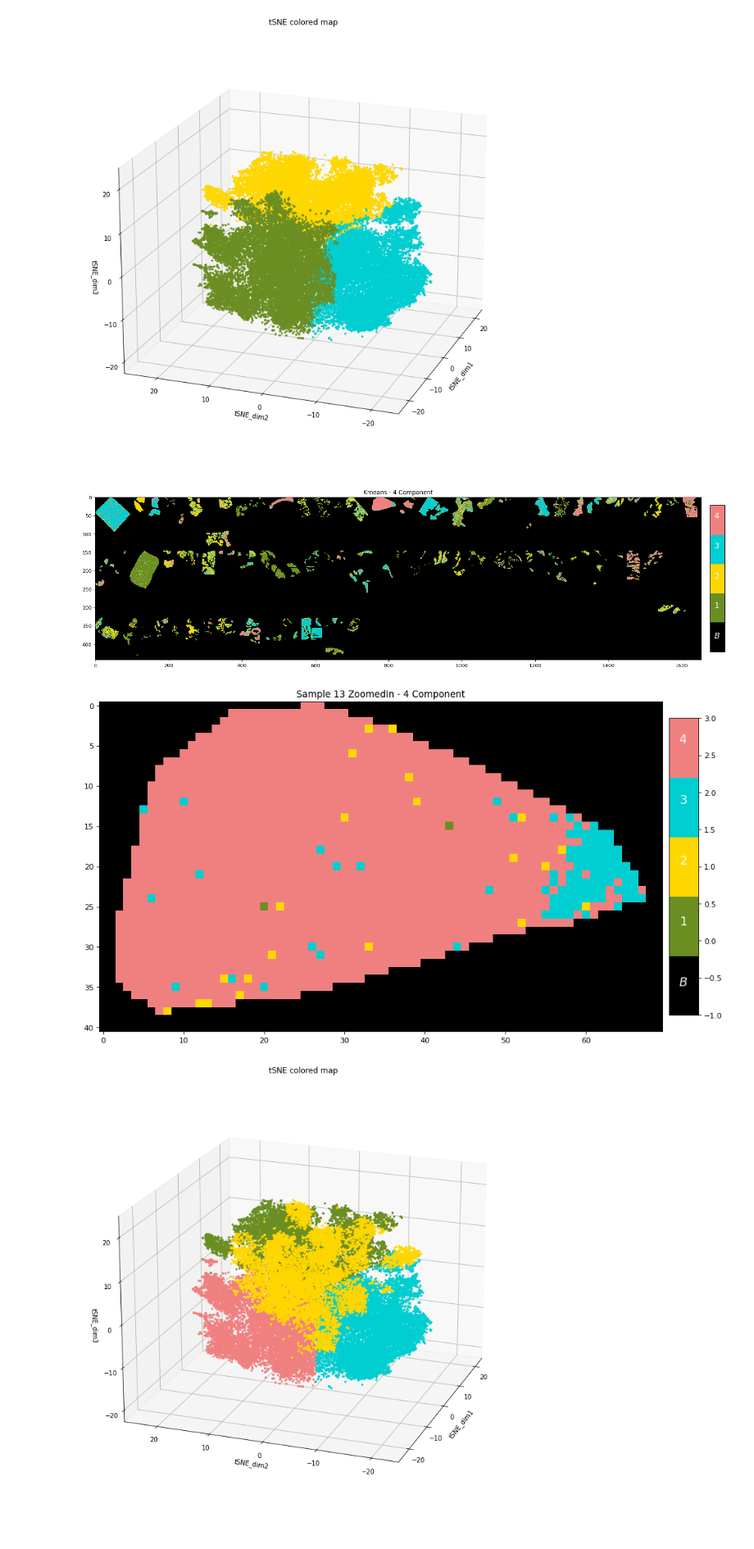
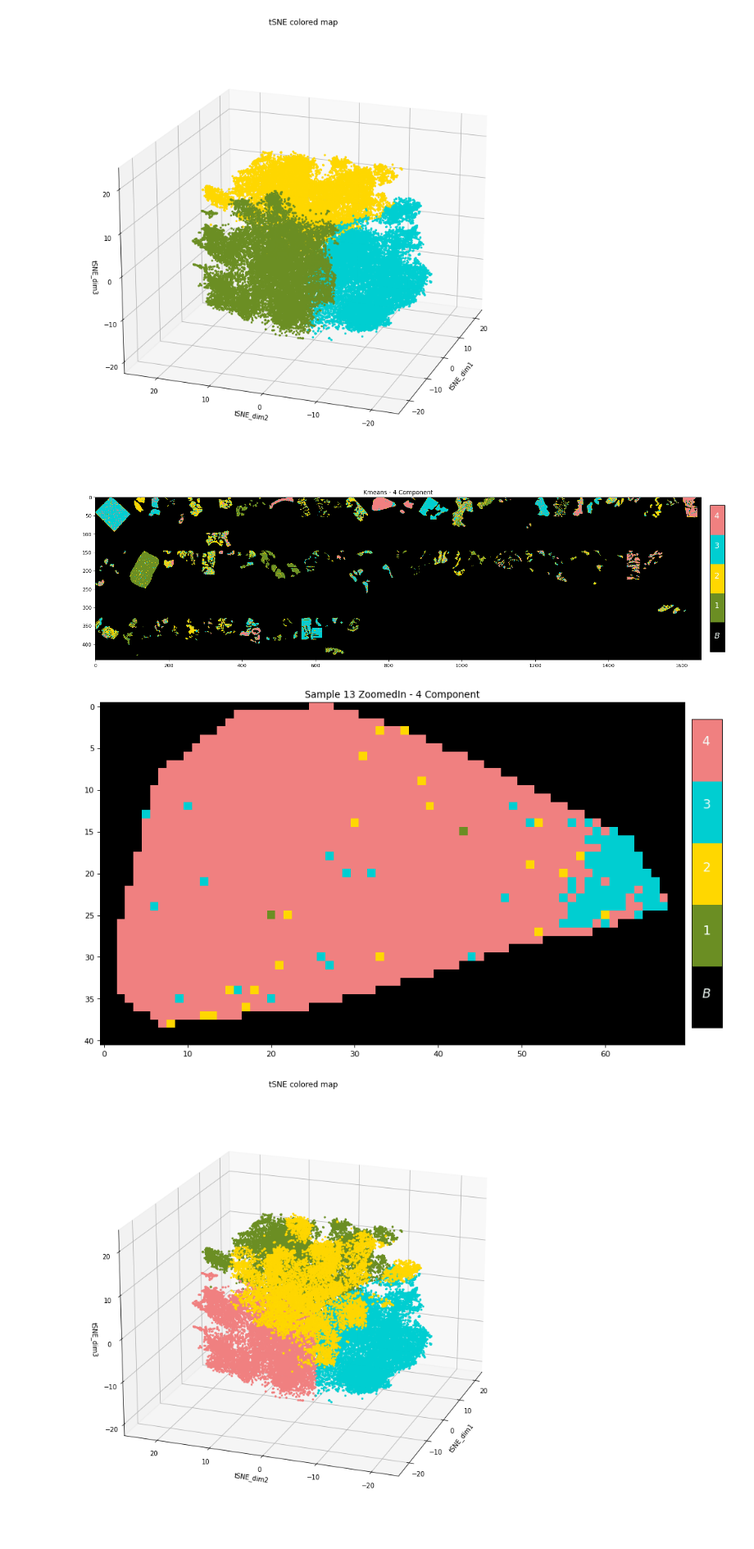
Before and after one commit to Youssef-Saleh/GP-MSI, a Jupyter notebook: MSI_Gastric.ipynb, the cells around one changed output. Shown at 82% size. Drawn from its saved outputs; the diff is of its cells as text; code cells hidden in the pictures.

```diff
--- a/MSI_Gastric.ipynb
+++ b/MSI_Gastric.ipynb
@@ -452,35 +454,35 @@ colors = ["black","olivedrab","gold","darkturquoise", "lightcoral"]
 cmap = CreateColorMap(NumberofColors = 5 , colorsArray = colors )
 
 plt.figure(figsize=(25, 15), dpi=80)
 plt.figure(1)
 plt.subplot(311)
 plt.title("Kmeans - 4 Component")
 plt.imshow(KMeans_image_4, cmap=cmap)
 cbar = plt.colorbar(aspect=10,shrink=0.9, pad=0.01)
 
 cbar.ax.get_yaxis().set_ticks([])
 for j, lab in enumerate(['$B$','$1$','$2$','$3$','$4$']):
     cbar.ax.text(0.9, (j * 4.5 - 3.1) / 5.5, lab, ha='center', va='center', color="mintcream", fontsize=16, fontweight="bold", fontfamily="monospace" ) # the font doesn't acutally change, only the size & color :D
 
 plt.tight_layout()
 
 # Zooming on sample id 13
 
 zoomed_height_max , zoomed_height_min , zoomed_width_max , zoomed_width_min = SampleZoomIn(SampleID = 13 , PixelSampleID = pixel_to_sample_ID , padding_factor = 2)
 kmeans_zoomedin_image = KMeans_image_4[zoomed_height_min : zoomed_height_max+1, zoomed_width_min : zoomed_width_max+1]
 
 
 plt.figure(figsize=(16, 8), dpi=80)
 plt.title("Sample 13 ZoomedIn - 4 Component")
 plt.imshow(kmeans_zoomedin_image, cmap=cmap)
 cbar2 = plt.colorbar(aspect=10,shrink=0.9, pad=0.01)
 
-cbar.ax.get_yaxis().set_ticks([])
+cbar2.ax.get_yaxis().set_ticks([])
 for j, lab in enumerate(['$B$','$1$','$2$','$3$','$4$']):
     cbar2.ax.text(0.9, (j * 4.5 - 3.1) /5.5 , lab, ha='center', va='center', color="mintcream", fontsize=16, fontweight="extra bold", fontfamily="monospace" ) # the font doesn't acutally change, only the size & color :D
 # %% [output]
 [figure]
-[figure, old version]
+[figure, new version]
 # %%
 colors = ["olivedrab","gold","darkturquoise", "lightcoral"]
 cmap = CreateColorMap(NumberofColors = 4 , colorsArray = colors )
```
Also changed, not shown: parts of 2 cells of this notebook.
